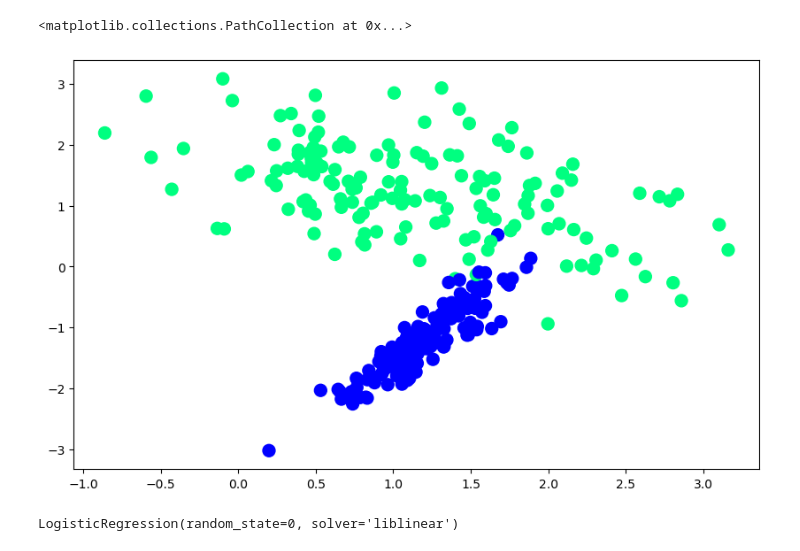
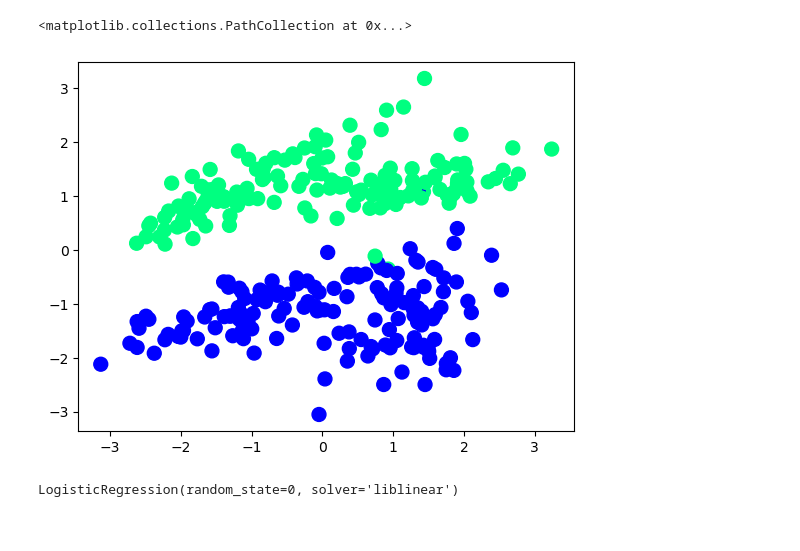
Before and after one commit to sandeshbhatta495/AI, a Jupyter notebook: Logistic Regression/basics .ipynb, the cells around one changed output. Cells and saved outputs as stored; diff of their text form; code cells hidden in the pictures.

```diff
--- a/Logistic Regression/basics .ipynb
+++ b/Logistic Regression/basics .ipynb
@@ -11,22 +11,21 @@ from sklearn.metrics import accuracy_score, classification_report, confusion_mat
 # 1) Generate a synthetic 2D dataset (so we can visualize decision boundary)
 X, y = make_classification(
     n_samples=300,    # number of samples
-    n_features=2,     # two features for easy plotting
+    n_features=2,     # two features
     n_redundant=0,
     n_informative=2,
-    n_clusters_per_class=1,
-    class_sep=1.2,
-    random_state=42
+    n_clusters_per_class=2,
+    class_sep=1.2, # sepration Gap
+    random_state=100
 )
 # %%
 # 2) Split into train/test sets
 X_train, X_test, y_train, y_test = train_test_split(X, y, test_size=0.3, random_state=1)
 # %%
-plt.figure(figsize=(10,6))
 plt.scatter(X[:,0],X[:,1],c=y,cmap='winter',s=100)
 # %% [output]
 <matplotlib.collections.PathCollection at 0x...>
-[figure, old version]
+[figure, new version]
 # %%
 # 3) Standardize features (important for many optimizers and interpretability)
 scaler = StandardScaler()
```
Also changed, not shown: parts of 1 cell of this notebook.
